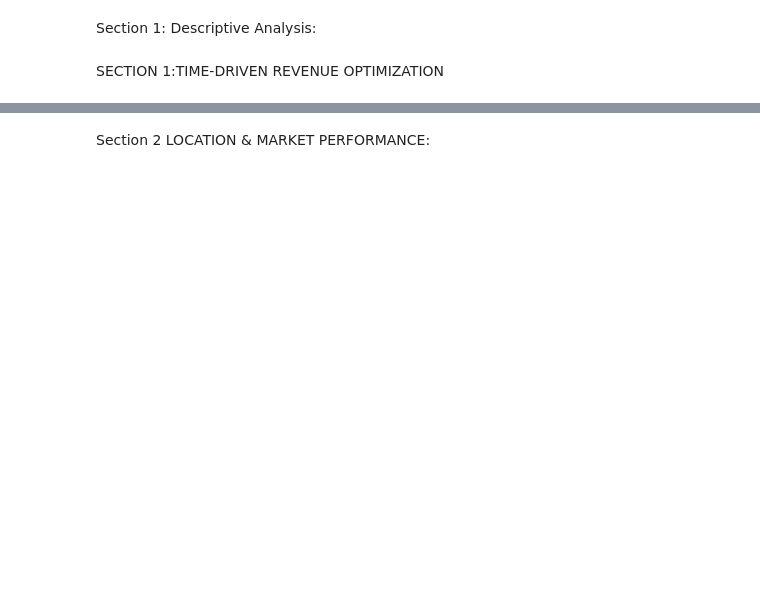
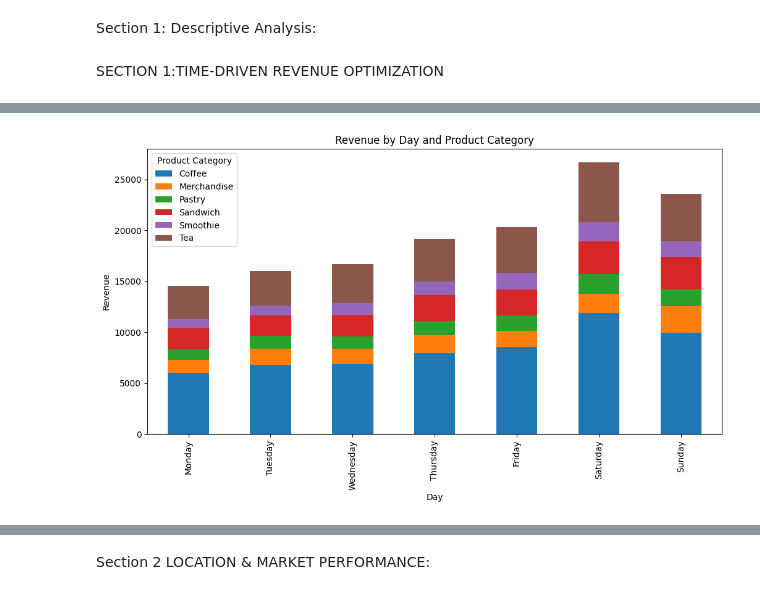
Before and after one commit to SadeqSoltani/coffee-shop-sales-analysis, a Jupyter notebook: coffee_analysis.ipynb, the cells around one changed output, grey strips where cells are left out. Drawn from its saved outputs; the diff is of its cells as text; code cells hidden in the pictures; blank space fills up the shorter version.

```diff
--- a/coffee_analysis.ipynb
+++ b/coffee_analysis.ipynb
@@ -84,11 +103,21 @@ plt.show()
 # %%
-revenue_day_product = data.groupby(["day", "product_category"])["total_amount"].sum().unstack()
+revenue_day_product = data.groupby(
+    ["day_name", "product_category"],
+    observed=False
+)["total_amount"].sum().unstack()
 
-revenue_day_product.plot(kind="bar", stacked=True, figsize=(12,6))
+revenue_day_product.plot(
+    kind="bar",
+    stacked=True,
+    figsize=(12,6)
+)
 
 plt.title("Revenue by Day and Product Category")
 plt.xlabel("Day")
 plt.ylabel("Revenue")
 plt.legend(title="Product Category")
+
 plt.show()
+# %% [output]
+[figure, added]
 # %%
```
Also changed, not shown: parts of 48 cells of this notebook.
